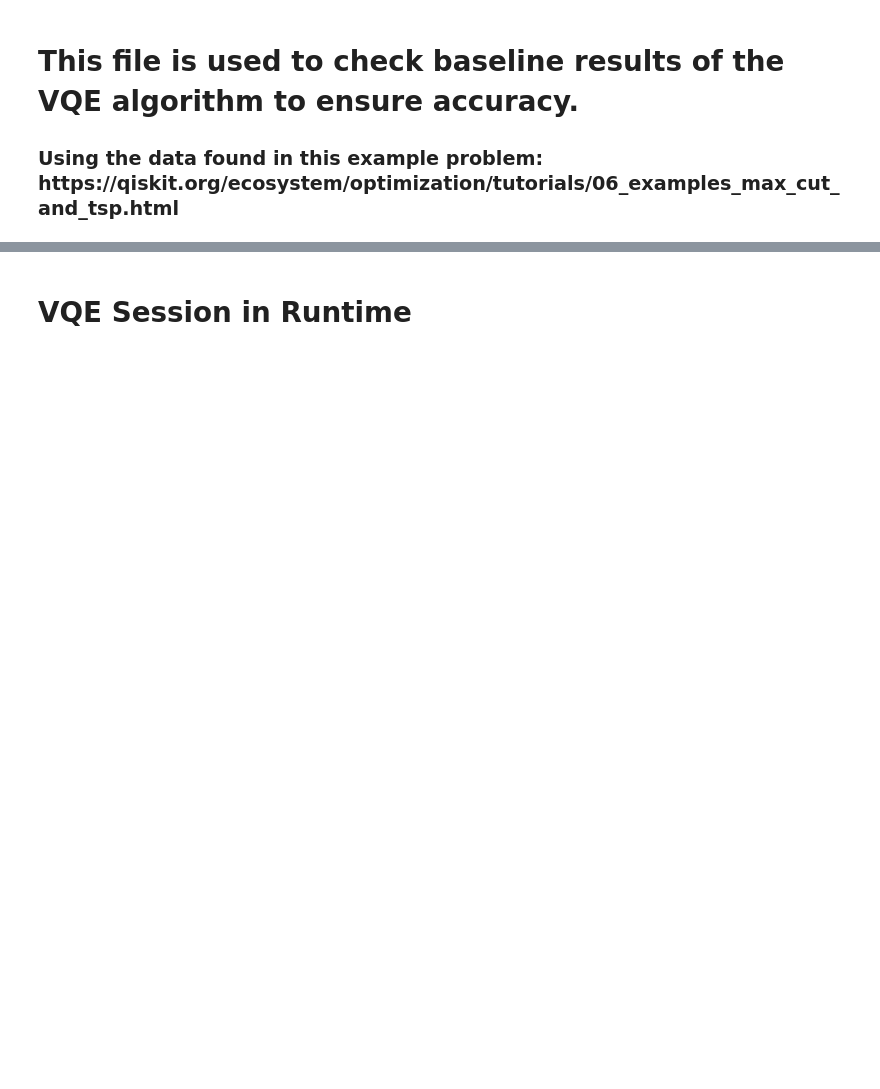
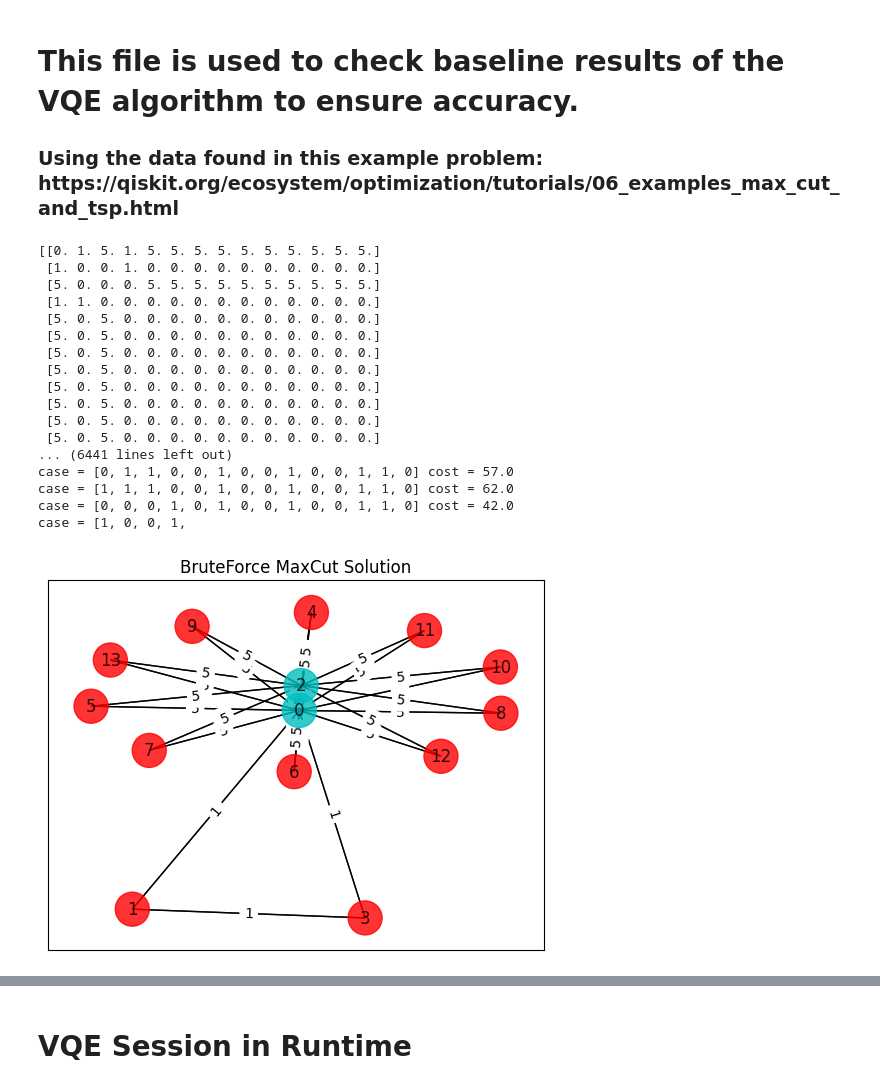
Before and after one commit to CainSpillane/Marist-IBM-Joint-Study-Quantum-Lab, a Jupyter notebook: vqe/workspace/VQERuntimeRegularSet.ipynb, the cells around one changed output, grey strips where cells are left out. Saved outputs shown, nothing was run; the diff lists cells and outputs as text; code cells hidden in the pictures; blank space fills up the shorter version.

```diff
--- a/vqe/workspace/VQERuntimeRegularSet.ipynb
+++ b/vqe/workspace/VQERuntimeRegularSet.ipynb
@@ -24,7 +24,7 @@ import datetime
 current_time = datetime.datetime.now()
 
 # Generating a graph of n nodes
-n=4 # Number of nodes in graph
+n=14 # Number of nodes in graph
 
 
 G = nx.Graph()  # Graph G is the Brute Force Graph
@@ -45,19 +45,14 @@ G3.add_nodes_from(np.arange(0, n, 1))
 
 elist=[
 
-    (0, 1, 1.19),
-    (0, 2, 1.0),
-    (0, 3, 1.0),
-
-    (1, 0, 1.0),
-    (1, 2, 1.0),
-
-    (2, 0, 1.0),
-    (2, 1, 1.0),
-    (2, 3, 1.0),
-
-    (3, 0, 1.0),
-    (3, 2, 1.0)
+        (0, 1, 1), (0, 2, 5), (0, 3, 1),
+        (0, 4, 5), (0, 5, 5), (0, 6, 5),
+        (0, 7, 5), (0, 8, 5), (0, 9, 5),
+        (0, 10, 5), (0, 11, 5), (0, 12, 5),
+        (0, 13, 5), (1, 3, 1), (2, 4, 5),
+        (2, 5, 5), (2, 6, 5), (2, 7, 5),
+        (2, 8, 5), (2, 9, 5), (2, 10, 5),
+        (2, 11, 5), (2, 12, 5), (2, 13, 5)
 
                 ]
 
@@ -175,33 +170,52 @@ plt.savefig("BestBrute" + curTime ".png") """
 # Computing the weight matrix from the random graph
 w = np.zeros([n,n])
 for i in range(n):
     for j in range(n):
         temp = G.get_edge_data(i,j,default=0)
         if temp != 0:
             w[i,j] = temp['weight']
 print(w)
 print("w above")
 
 best_cost_brute = 0
 for b in range(2**n):
     x = [int(t) for t in reversed(list(bin(b)[2:].zfill(n)))]
     cost = 0
     for i in range(n):
         for j in range(n):
             cost = cost + w[i,j]*x[i]*(1-x[j])
     if best_cost_brute < cost:
         best_cost_brute = cost
         xbest_brute = x
     print('case = ' + str(x)+ ' cost = ' + str(cost))
 
 colors = ['r' if xbest_brute[i] == 0 else 'c' for i in range(n)]
 style = ['solid' if xbest_brute[i] == 0 else 'dashed' for i in range(n)]
 
 
 # Final draw of graph
 draw_graph(G, colors, pos)
 print('\nBest solution = ' + str(xbest_brute) + ' cost = ' + str(best_cost_brute))
 print(style)
+# %% [output]
+[[0. 1. 5. 1. 5. 5. 5. 5. 5. 5. 5. 5. 5. 5.]
+ [1. 0. 0. 1. 0. 0. 0. 0. 0. 0. 0. 0. 0. 0.]
+ [5. 0. 0. 0. 5. 5. 5. 5. 5. 5. 5. 5. 5. 5.]
+ [1. 1. 0. 0. 0. 0. 0. 0. 0. 0. 0. 0. 0. 0.]
+ [5. 0. 5. 0. 0. 0. 0. 0. 0. 0. 0. 0. 0. 0.]
+ [5. 0. 5. 0. 0. 0. 0. 0. 0. 0. 0. 0. 0. 0.]
+ [5. 0. 5. 0. 0. 0. 0. 0. 0. 0. 0. 0. 0. 0.]
+ [5. 0. 5. 0. 0. 0. 0. 0. 0. 0. 0. 0. 0. 0.]
+ [5. 0. 5. 0. 0. 0. 0. 0. 0. 0. 0. 0. 0. 0.]
+ [5. 0. 5. 0. 0. 0. 0. 0. 0. 0. 0. 0. 0. 0.]
+ [5. 0. 5. 0. 0. 0. 0. 0. 0. 0. 0. 0. 0. 0.]
+ [5. 0. 5. 0. 0. 0. 0. 0. 0. 0. 0. 0. 0. 0.]
+... (6441 lines left out)
+case = [0, 1, 1, 0, 0, 1, 0, 0, 1, 0, 0, 1, 1, 0] cost = 57.0
+case = [1, 1, 1, 0, 0, 1, 0, 0, 1, 0, 0, 1, 1, 0] cost = 62.0
+case = [0, 0, 0, 1, 0, 1, 0, 0, 1, 0, 0, 1, 1, 0] cost = 42.0
+case = [1, 0, 0, 1,
+[figure, added]
 # %%
 # General imports
 import time
```
Also changed, not shown: parts of 4 cells of this notebook.
